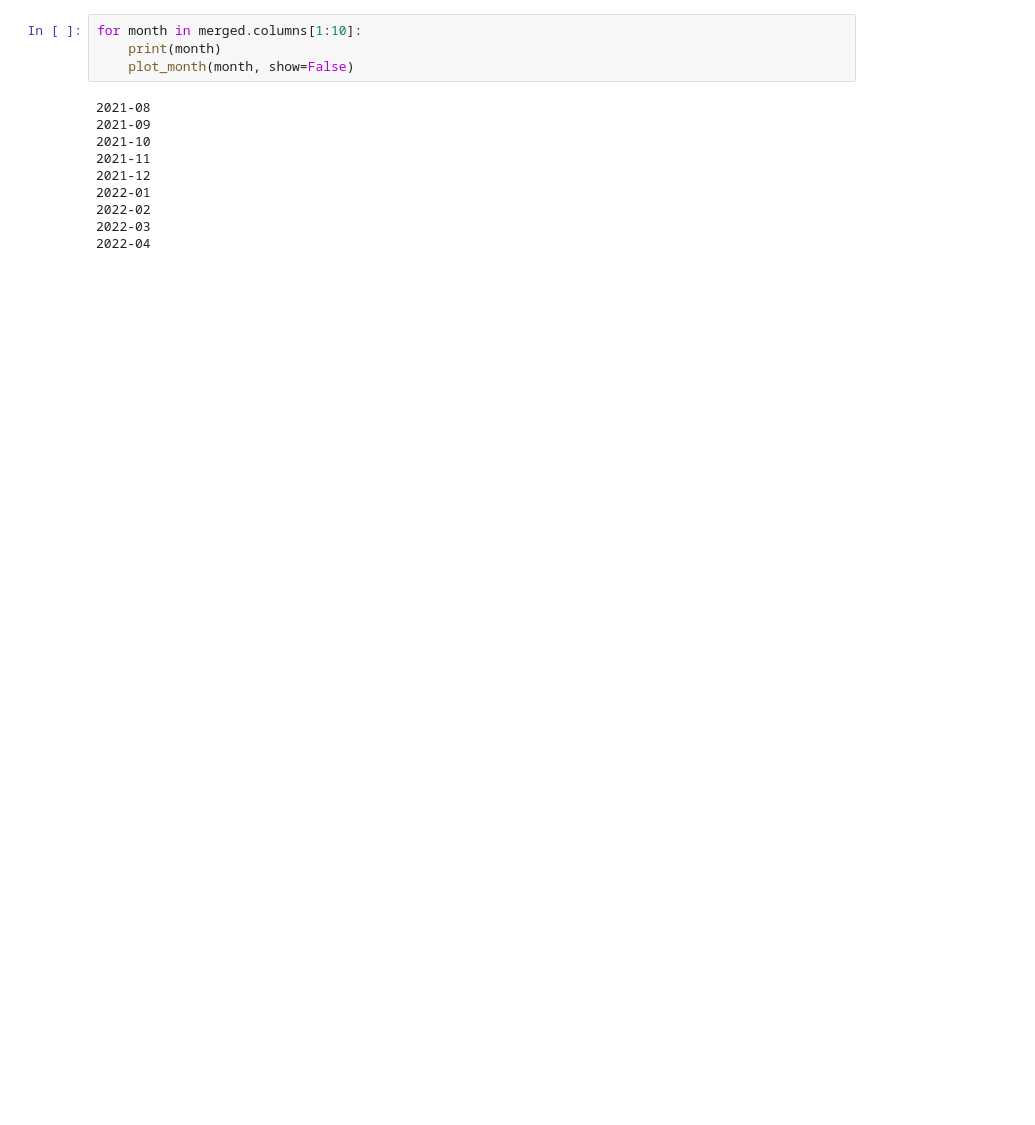
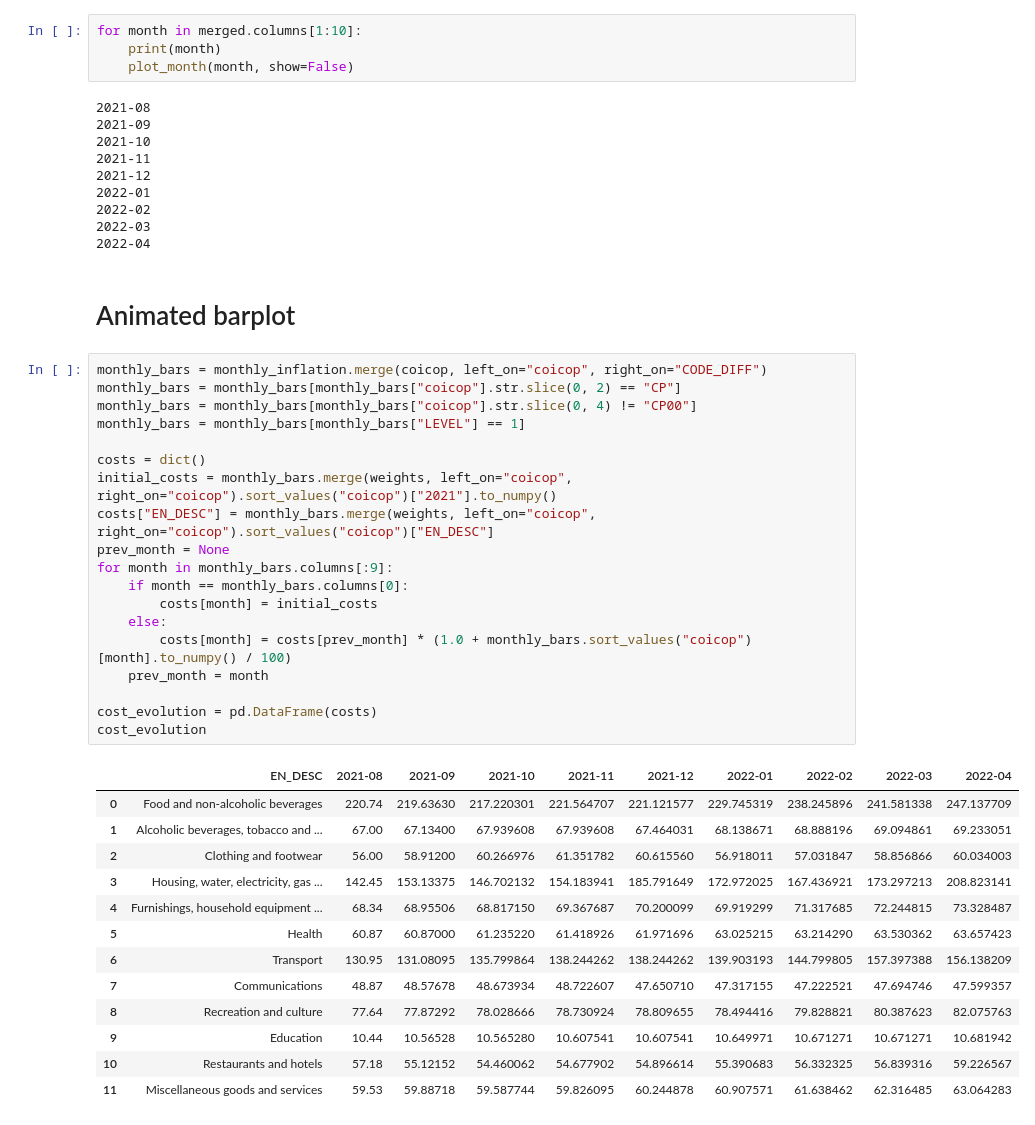
Before and after one commit to taivop/inflation, a Jupyter notebook: make_inflation_plots.ipynb, the cells around one changed output. Drawn from its saved outputs; the diff is of its cells as text; blank space fills up the shorter version.

Commit message:
add monthly bar plot

```diff
--- a/make_inflation_plots.ipynb
+++ b/make_inflation_plots.ipynb
@@ -158,3 +158,38 @@ for month in merged.columns[1:10]:
 2022-02
 2022-03
 2022-04
+# %% [markdown]
+# Animated barplot
+# %%
+monthly_bars = monthly_inflation.merge(coicop, left_on="coicop", right_on="CODE_DIFF")
+monthly_bars = monthly_bars[monthly_bars["coicop"].str.slice(0, 2) == "CP"]
+monthly_bars = monthly_bars[monthly_bars["coicop"].str.slice(0, 4) != "CP00"]
+monthly_bars = monthly_bars[monthly_bars["LEVEL"] == 1]
+
+costs = dict()
+initial_costs = monthly_bars.merge(weights, left_on="coicop", right_on="coicop").sort_values("coicop")["2021"].to_numpy()
+costs["EN_DESC"] = monthly_bars.merge(weights, left_on="coicop", right_on="coicop").sort_values("coicop")["EN_DESC"]
+prev_month = None
+for month in monthly_bars.columns[:9]:
+    if month == monthly_bars.columns[0]:
+        costs[month] = initial_costs
+    else:
+        costs[month] = costs[prev_month] * (1.0 + monthly_bars.sort_values("coicop")[month].to_numpy() / 100)
+    prev_month = month
+
+cost_evolution = pd.DataFrame(costs)
+cost_evolution
+# %% [output]
+|  | EN_DESC | 2021-08 | 2021-09 | 2021-10 | 2021-11 | 2021-12 | 2022-01 | 2022-02 | 2022-03 | 2022-04 |
+| 0 | Food and non-alcoholic beverages | 220.74 | 219.63630 | 217.220301 | 221.564707 | 221.121577 | 229.745319 | 238.245896 | 241.581338 | 247.137709 |
+| 1 | Alcoholic beverages, tobacco and ... | 67.00 | 67.13400 | 67.939608 | 67.939608 | 67.464031 | 68.138671 | 68.888196 | 69.094861 | 69.233051 |
+| 2 | Clothing and footwear | 56.00 | 58.91200 | 60.266976 | 61.351782 | 60.615560 | 56.918011 | 57.031847 | 58.856866 | 60.034003 |
+| 3 | Housing, water, electricity, gas ... | 142.45 | 153.13375 | 146.702132 | 154.183941 | 185.791649 | 172.972025 | 167.436921 | 173.297213 | 208.823141 |
+| 4 | Furnishings, household equipment ... | 68.34 | 68.95506 | 68.817150 | 69.367687 | 70.200099 | 69.919299 | 71.317685 | 72.244815 | 73.328487 |
+| 5 | Health | 60.87 | 60.87000 | 61.235220 | 61.418926 | 61.971696 | 63.025215 | 63.214290 | 63.530362 | 63.657423 |
+| 6 | Transport | 130.95 | 131.08095 | 135.799864 | 138.244262 | 138.244262 | 139.903193 | 144.799805 | 157.397388 | 156.138209 |
+| 7 | Communications | 48.87 | 48.57678 | 48.673934 | 48.722607 | 47.650710 | 47.317155 | 47.222521 | 47.694746 | 47.599357 |
+| 8 | Recreation and culture | 77.64 | 77.87292 | 78.028666 | 78.730924 | 78.809655 | 78.494416 | 79.828821 | 80.387623 | 82.075763 |
+| 9 | Education | 10.44 | 10.56528 | 10.565280 | 10.607541 | 10.607541 | 10.649971 | 10.671271 | 10.671271 | 10.681942 |
+| 10 | Restaurants and hotels | 57.18 | 55.12152 | 54.460062 | 54.677902 | 54.896614 | 55.390683 | 56.332325 | 56.839316 | 59.226567 |
+| 11 | Miscellaneous goods and services | 59.53 | 59.88718 | 59.587744 | 59.826095 | 60.244878 | 60.907571 | 61.638462 | 62.316485 | 63.064283 |
```
Also changed, not shown: parts of 4 cells of this notebook.
